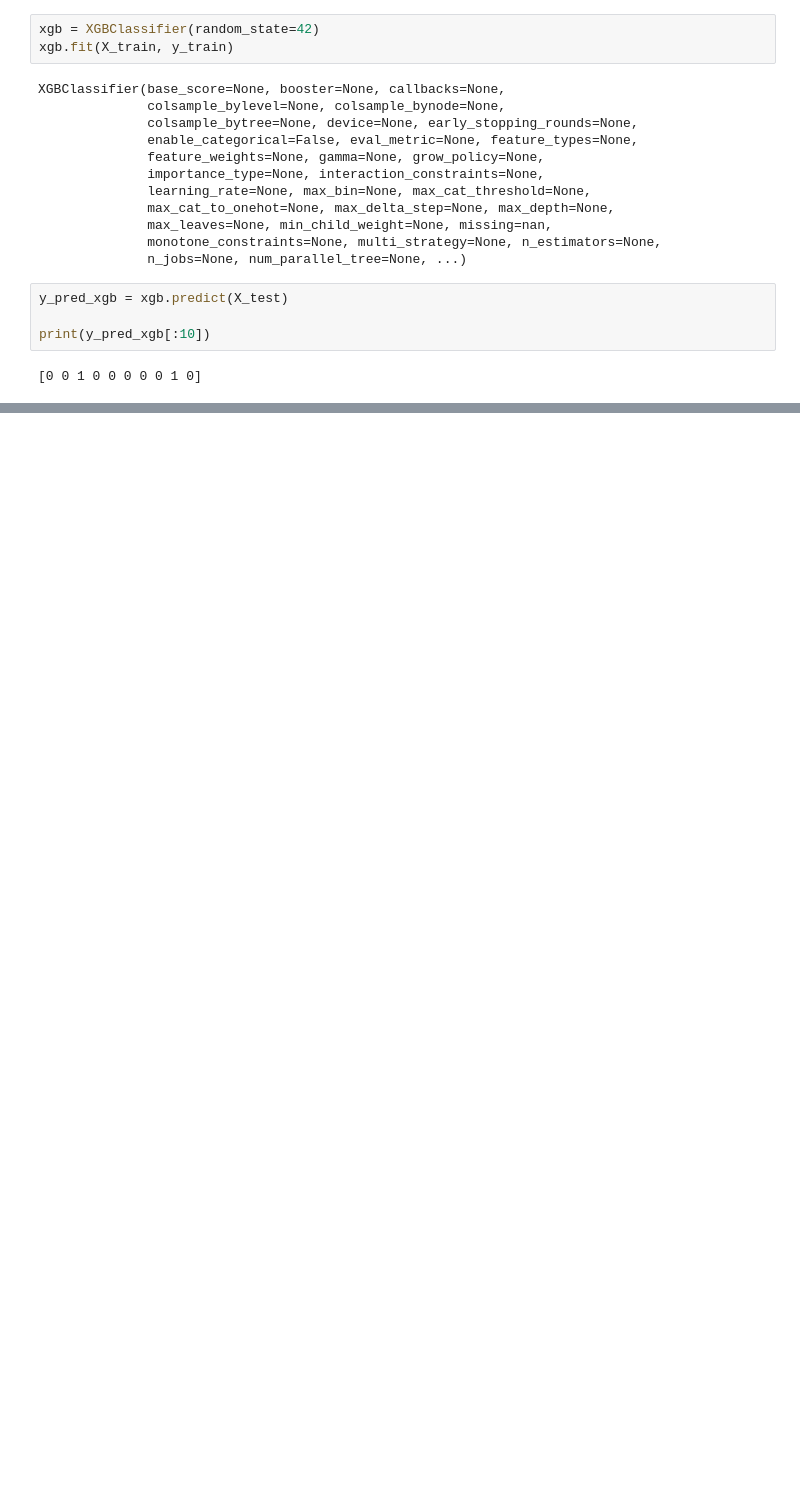
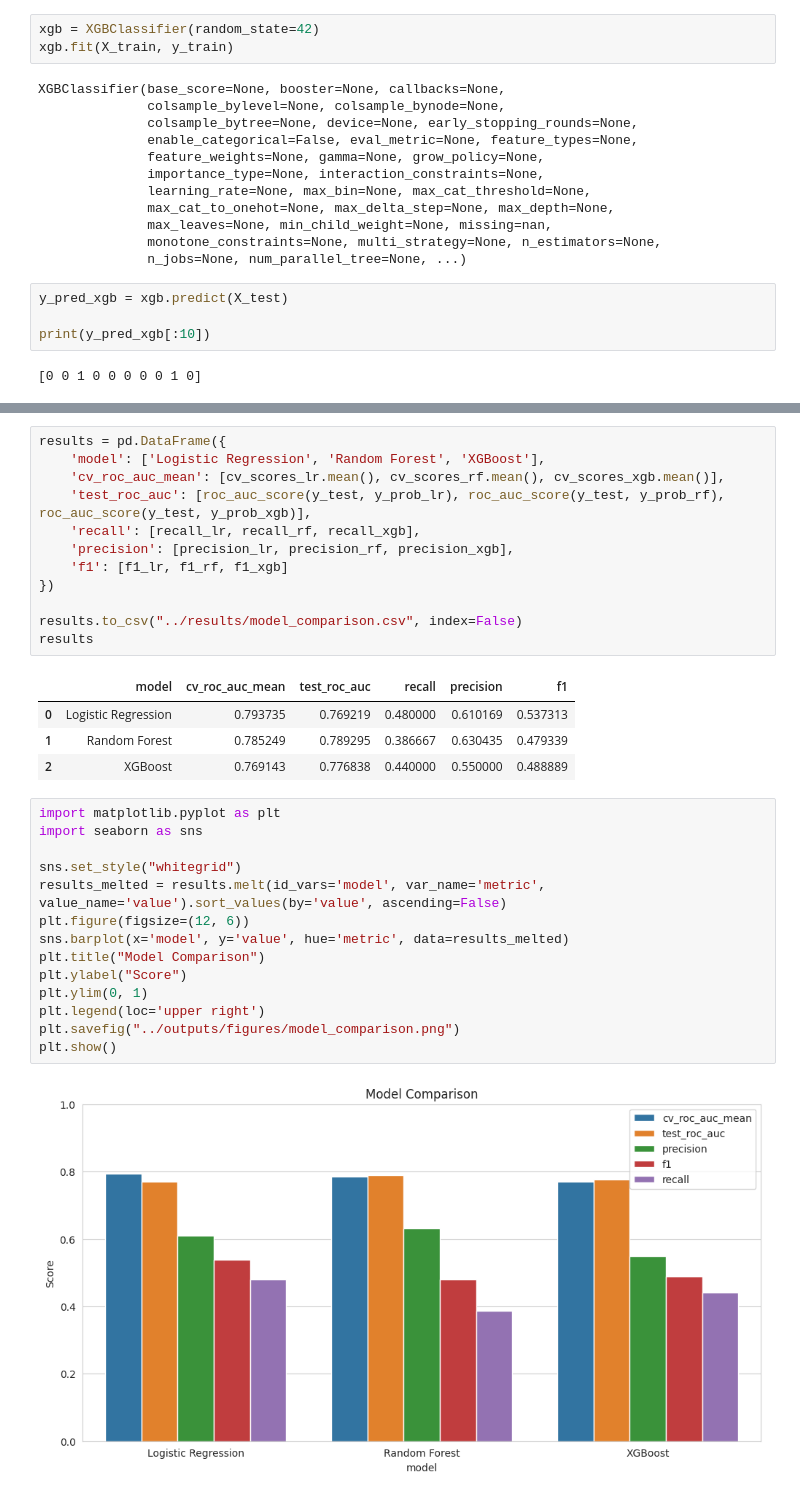
Before and after one commit to BechiixD/german-credit-risk, a Jupyter notebook: notebooks/03_modeling.ipynb, the cells around one changed output, grey strips where cells are left out. Cells and saved outputs as stored; diff of their text form; blank space fills up the shorter version.

Commit message:
ADD: finish modeling and readme

```diff
--- a/notebooks/03_modeling.ipynb
+++ b/notebooks/03_modeling.ipynb
@@ -128,0 +125,33 @@ XGBoost - ROC AUC: 0.643, Recall: 0.440, Precision: 0.550, F1 Score: 0.489
+# %%
+results = pd.DataFrame({
+    'model': ['Logistic Regression', 'Random Forest', 'XGBoost'],
+    'cv_roc_auc_mean': [cv_scores_lr.mean(), cv_scores_rf.mean(), cv_scores_xgb.mean()],
+    'test_roc_auc': [roc_auc_score(y_test, y_prob_lr), roc_auc_score(y_test, y_prob_rf), roc_auc_score(y_test, y_prob_xgb)],
+    'recall': [recall_lr, recall_rf, recall_xgb],
+    'precision': [precision_lr, precision_rf, precision_xgb],
+    'f1': [f1_lr, f1_rf, f1_xgb]
+})
+
+results.to_csv("../results/model_comparison.csv", index=False)
+results
+# %% [output]
+|  | model | cv_roc_auc_mean | test_roc_auc | recall | precision | f1 |
+| 0 | Logistic Regression | 0.793735 | 0.769219 | 0.480000 | 0.610169 | 0.537313 |
+| 1 | Random Forest | 0.785249 | 0.789295 | 0.386667 | 0.630435 | 0.479339 |
+| 2 | XGBoost | 0.769143 | 0.776838 | 0.440000 | 0.550000 | 0.488889 |
+# %%
+import matplotlib.pyplot as plt
+import seaborn as sns
+
+sns.set_style("whitegrid")
+results_melted = results.melt(id_vars='model', var_name='metric', value_name='value').sort_values(by='value', ascending=False)
+plt.figure(figsize=(12, 6))
+sns.barplot(x='model', y='value', hue='metric', data=results_melted)
+plt.title("Model Comparison")
+plt.ylabel("Score")
+plt.ylim(0, 1)
+plt.legend(loc='upper right')
+plt.savefig("../outputs/figures/model_comparison.png")
+plt.show()
+# %% [output]
+[figure, added]
```
Also changed, not shown: parts of 22 cells of this notebook, 6 other files.
